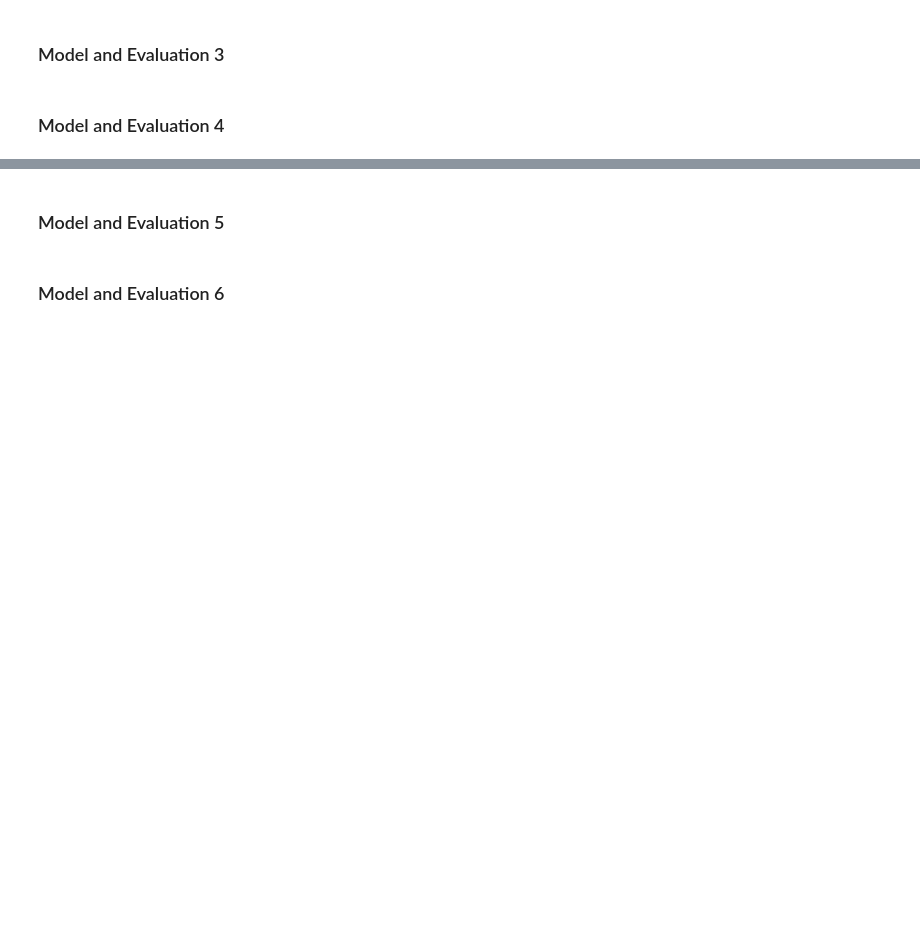
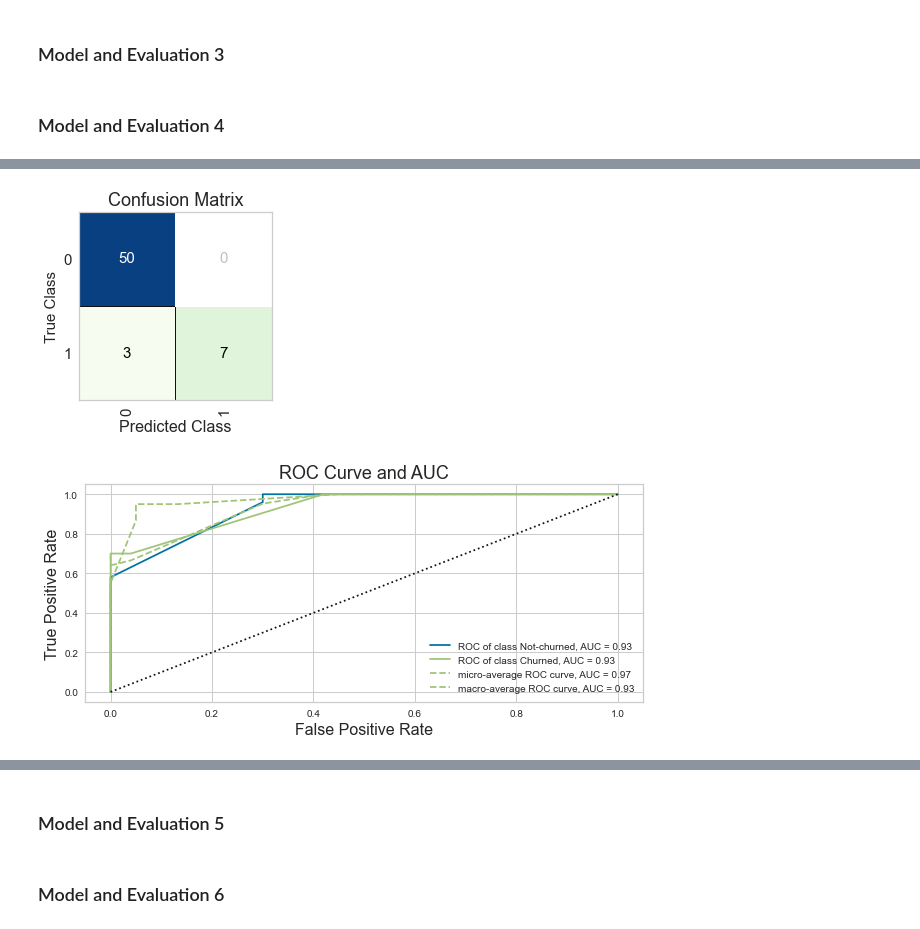
Before and after one commit to mcgrupp2/DS7331_termProject, a Jupyter notebook: work in progress copies/Rough Draft Lab 2 with intro update.ipynb, the cells around one changed output, grey strips where cells are left out. Cells and saved outputs as stored; diff of their text form; code cells hidden in the pictures; blank space fills up the shorter version.

```diff
--- a/work in progress copies/Rough Draft Lab 2 with intro update.ipynb
+++ b/work in progress copies/Rough Draft Lab 2 with intro update.ipynb
@@ -693,0 +750,7 @@ For the models we have created, we have been using stratified 10-fold cross vali
+# %%
+#Ada boost: confusion matrix and ROC curve and AUC for Graduate classification
+plot_confusionmatrix(CV_ada_grad, X_grad_train, y_grad_train, X_grad_test, y_grad_test)
+plot_rocauc_chart(CV_ada_grad, X_grad_train, y_grad_train, X_grad_test, y_grad_test)
+# %% [output]
+[figure, added]
+[figure, added]
```
Also changed, not shown: parts of 12 cells of this notebook.
